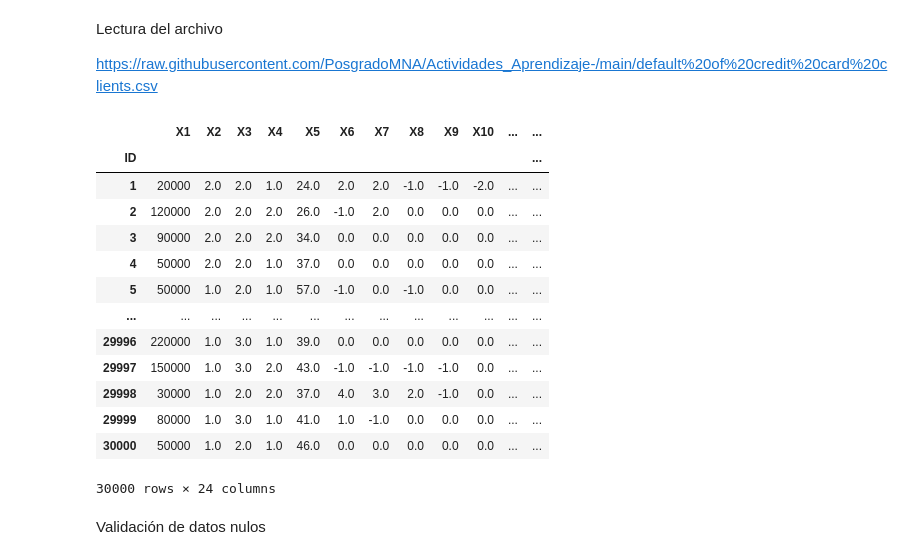
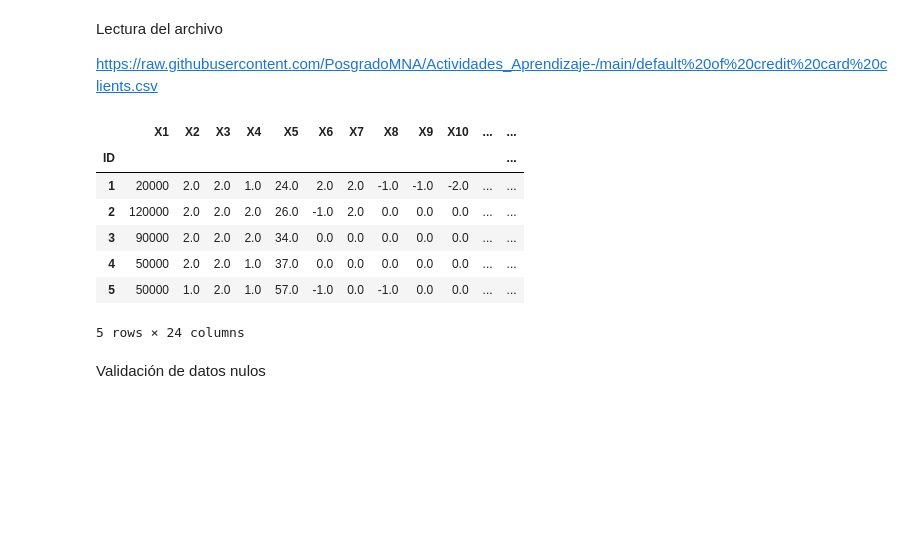
Before and after one commit to PosgradoMNA/actividades-del-projecto-equipo_56, a Jupyter notebook: Actividad1_Equipo56.ipynb, the cells around one changed output. Saved outputs shown, nothing was run; the diff lists cells and outputs as text; code cells hidden in the pictures; blank space fills up the shorter version.

```diff
--- a/Actividad1_Equipo56.ipynb
+++ b/Actividad1_Equipo56.ipynb
@@ -72,22 +72,16 @@ Lectura del archivo
 https://raw.githubusercontent.com/PosgradoMNA/Actividades_Aprendizaje-/main/default%20of%20credit%20card%20clients.csv
 # %%
 df = pd.read_csv('https://raw.githubusercontent.com/PosgradoMNA/Actividades_Aprendizaje-/main/default%20of%20credit%20card%20clients.csv', index_col=0)
-df
+df.head()
 # %% [output]
 |  | X1 | X2 | X3 | X4 | X5 | X6 | X7 | X8 | X9 | X10 | ... | ... |
 | ID |  |  |  |  |  |  |  |  |  |  |  | ... |
 | 1 | 20000 | 2.0 | 2.0 | 1.0 | 24.0 | 2.0 | 2.0 | -1.0 | -1.0 | -2.0 | ... | ... |
 | 2 | 120000 | 2.0 | 2.0 | 2.0 | 26.0 | -1.0 | 2.0 | 0.0 | 0.0 | 0.0 | ... | ... |
 | 3 | 90000 | 2.0 | 2.0 | 2.0 | 34.0 | 0.0 | 0.0 | 0.0 | 0.0 | 0.0 | ... | ... |
 | 4 | 50000 | 2.0 | 2.0 | 1.0 | 37.0 | 0.0 | 0.0 | 0.0 | 0.0 | 0.0 | ... | ... |
 | 5 | 50000 | 1.0 | 2.0 | 1.0 | 57.0 | -1.0 | 0.0 | -1.0 | 0.0 | 0.0 | ... | ... |
-| ... | ... | ... | ... | ... | ... | ... | ... | ... | ... | ... | ... | ... |
-| 29996 | 220000 | 1.0 | 3.0 | 1.0 | 39.0 | 0.0 | 0.0 | 0.0 | 0.0 | 0.0 | ... | ... |
-| 29997 | 150000 | 1.0 | 3.0 | 2.0 | 43.0 | -1.0 | -1.0 | -1.0 | -1.0 | 0.0 | ... | ... |
-| 29998 | 30000 | 1.0 | 2.0 | 2.0 | 37.0 | 4.0 | 3.0 | 2.0 | -1.0 | 0.0 | ... | ... |
-| 29999 | 80000 | 1.0 | 3.0 | 1.0 | 41.0 | 1.0 | -1.0 | 0.0 | 0.0 | 0.0 | ... | ... |
-| 30000 | 50000 | 1.0 | 2.0 | 1.0 | 46.0 | 0.0 | 0.0 | 0.0 | 0.0 | 0.0 | ... | ... |
-30000 rows × 24 columns
+5 rows × 24 columns
 # %% [markdown]
 Validación de datos nulos
 # %%
```
Also changed, not shown: parts of 11 cells of this notebook.
